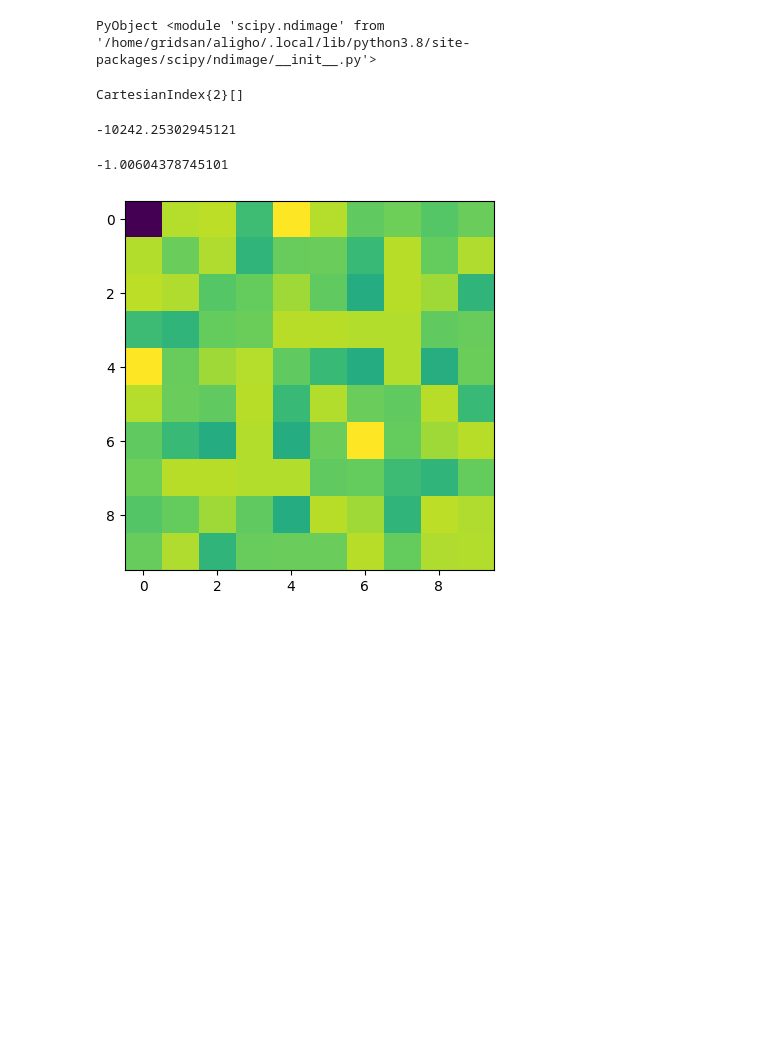
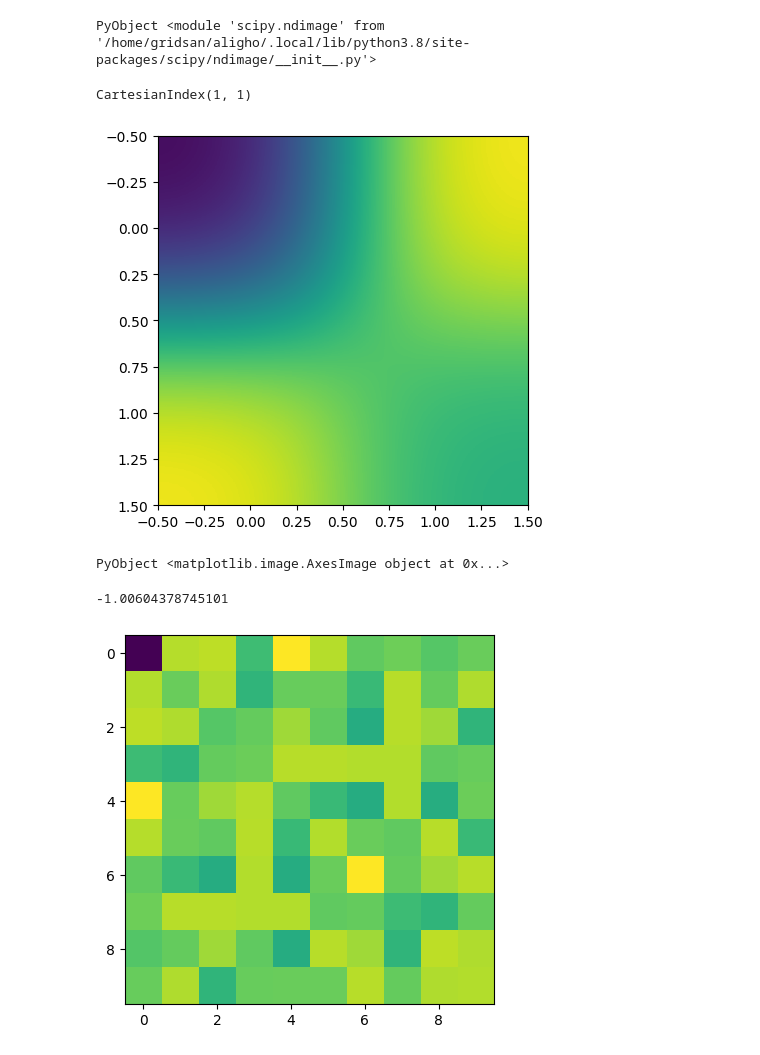
Before and after one commit to AliGhorashiCMT/Plasmons_Paper, a Jupyter notebook: Moire_Figs/Moire13_with_Alkali/Sodium/optimize_Na_position/Analyze.ipynb, the cells around one changed output. Saved outputs shown, nothing was run; the diff lists cells and outputs as text; code cells hidden in the pictures; blank space fills up the shorter version.

```diff
--- a/Moire_Figs/Moire13_with_Alkali/Sodium/optimize_Na_position/Analyze.ipynb
+++ b/Moire_Figs/Moire13_with_Alkali/Sodium/optimize_Na_position/Analyze.ipynb
@@ -25,14 +23,26 @@ for i in 0:9
         end
     end
 end
-# %%
-findall(e->iszero(e), Energies)
-# %% [output]
-CartesianIndex{2}[]
-# %%
-Energies[9, 3]
-# %% [output]
--10242.25302945121
+# %%
+Energies_single = zeros(10, 10)
+for i in 1:10
+    for j in 1:10
+        try
+        Energies_single[i, j] = list_energy("../single_atom_stability/Moire-$i-$j.out")
+        catch e
+            println("File Not Found")
+        end
+    end
+end
+# %%
+argmin(Energies_single[1:2, 1:2] + Energies[1:2, 1:2])
+# %% [output]
+CartesianIndex(1, 1)
+# %%
+imshow(Energies_single[1:2, 1:2] + Energies[1:2, 1:2], interpolation="Gaussian")
+# %% [output]
+[figure, added]
+PyObject <matplotlib.image.AxesImage object at 0x...>
 # %%
 v1, v2, v3 = loadlattice("Moire-1-1.out");
 # %%
```
Also changed, not shown: parts of 9 cells of this notebook.
